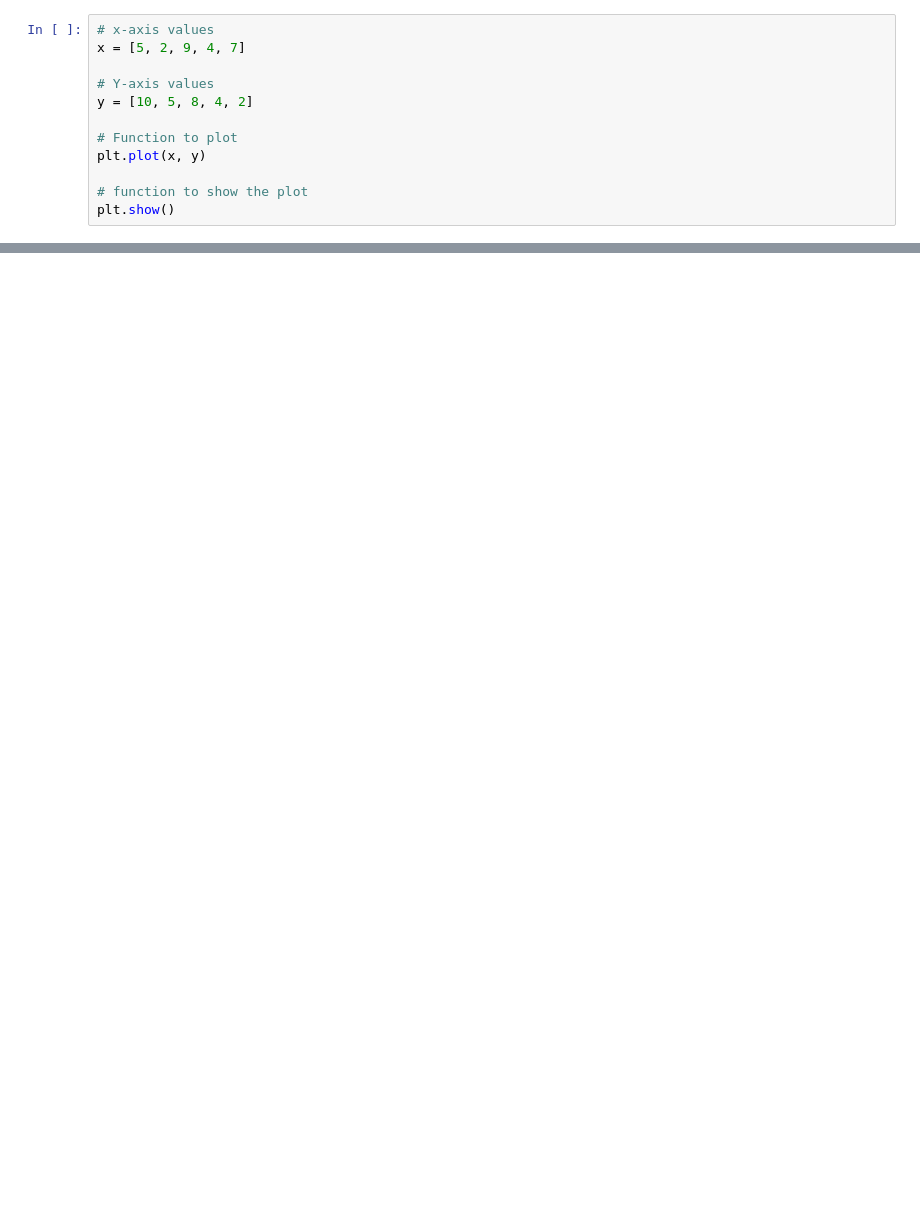
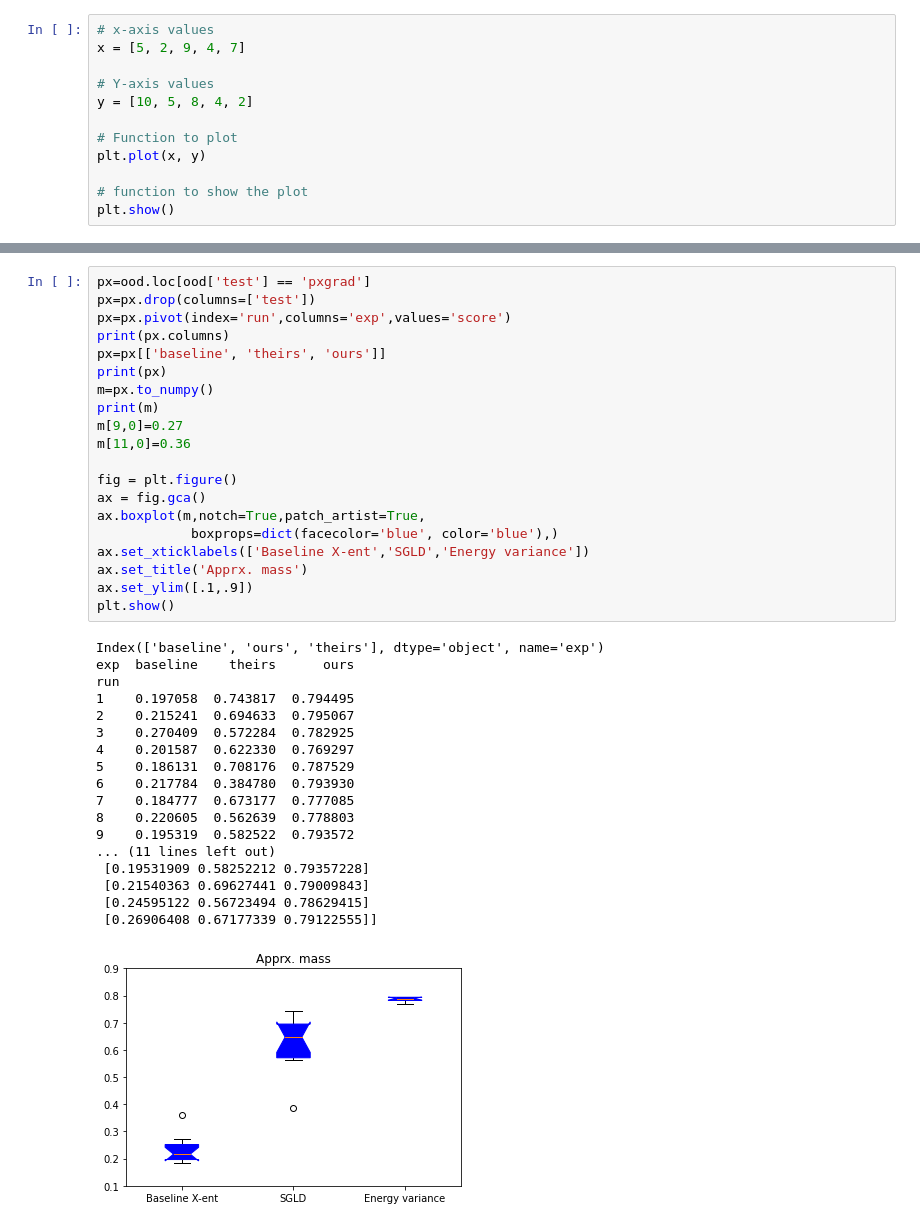
Before and after one commit to Crane-Stat-Analysis-Measurement-of-NN/JEM, a Jupyter notebook: nb_eval.ipynb, the cells around one changed output, grey strips where cells are left out. Drawn from its saved outputs; the diff is of its cells as text; blank space fills up the shorter version.

```diff
--- a/nb_eval.ipynb
+++ b/nb_eval.ipynb
@@ -566,0 +912,39 @@ OSError: output_train/energies.csv not found.
+# %%
+px=ood.loc[ood['test'] == 'pxgrad']
+px=px.drop(columns=['test'])
+px=px.pivot(index='run',columns='exp',values='score')
+print(px.columns)
+px=px[['baseline', 'theirs', 'ours']]
+print(px)
+m=px.to_numpy()
+print(m)
+m[9,0]=0.27
+m[11,0]=0.36
+
+fig = plt.figure()
+ax = fig.gca()
+ax.boxplot(m,notch=True,patch_artist=True,
+            boxprops=dict(facecolor='blue', color='blue'),)
+ax.set_xticklabels(['Baseline X-ent','SGLD','Energy variance'])
+ax.set_title('Apprx. mass')
+ax.set_ylim([.1,.9])
+plt.show()
+# %% [output]
+Index(['baseline', 'ours', 'theirs'], dtype='object', name='exp')
+exp  baseline    theirs      ours
+run
+1    0.197058  0.743817  0.794495
+2    0.215241  0.694633  0.795067
+3    0.270409  0.572284  0.782925
+4    0.201587  0.622330  0.769297
+5    0.186131  0.708176  0.787529
+6    0.217784  0.384780  0.793930
+7    0.184777  0.673177  0.777085
+8    0.220605  0.562639  0.778803
+9    0.195319  0.582522  0.793572
+... (11 lines left out)
+ [0.19531909 0.58252212 0.79357228]
+ [0.21540363 0.69627441 0.79009843]
+ [0.24595122 0.56723494 0.78629415]
+ [0.26906408 0.67177339 0.79122555]]
+[figure, added]
```
Also changed, not shown: parts of 17 cells of this notebook, 23 other files.
